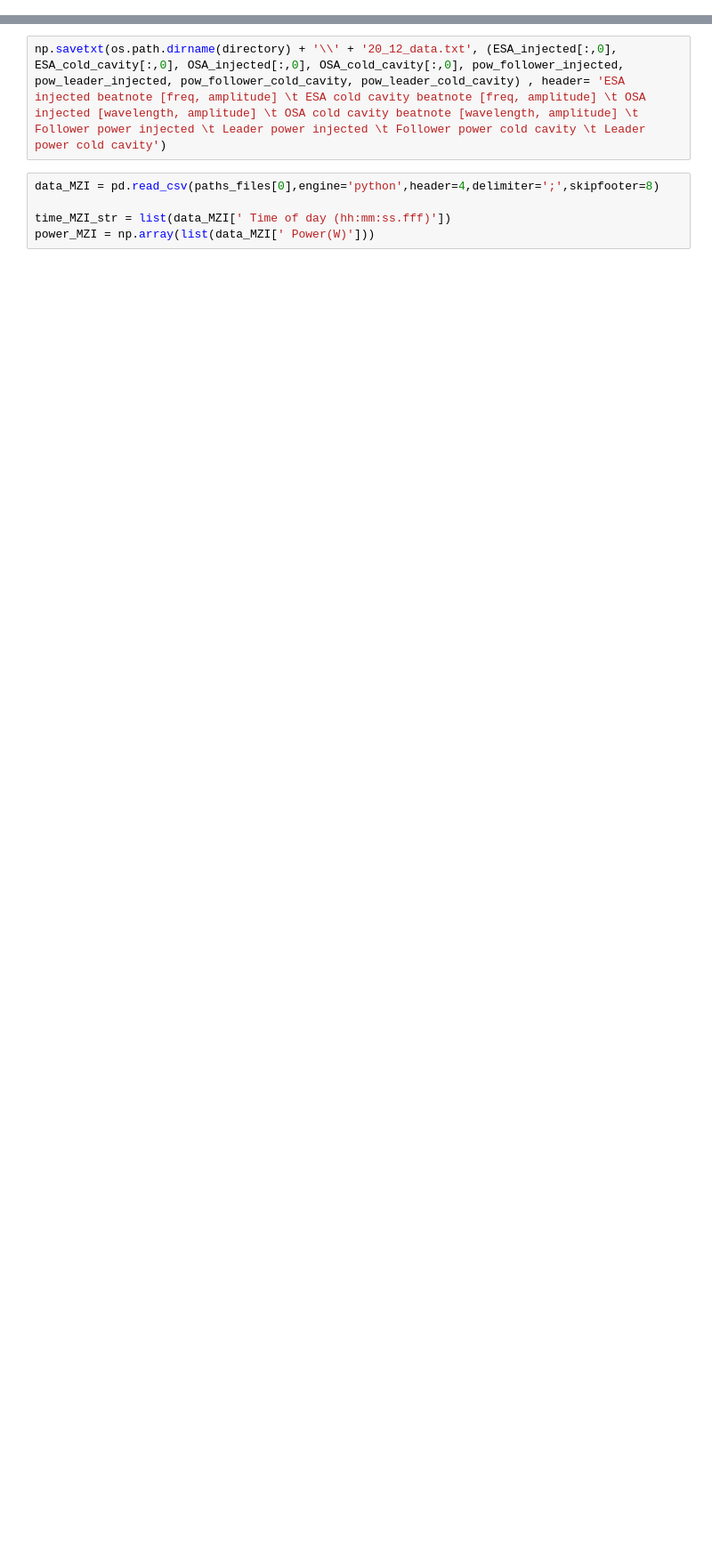
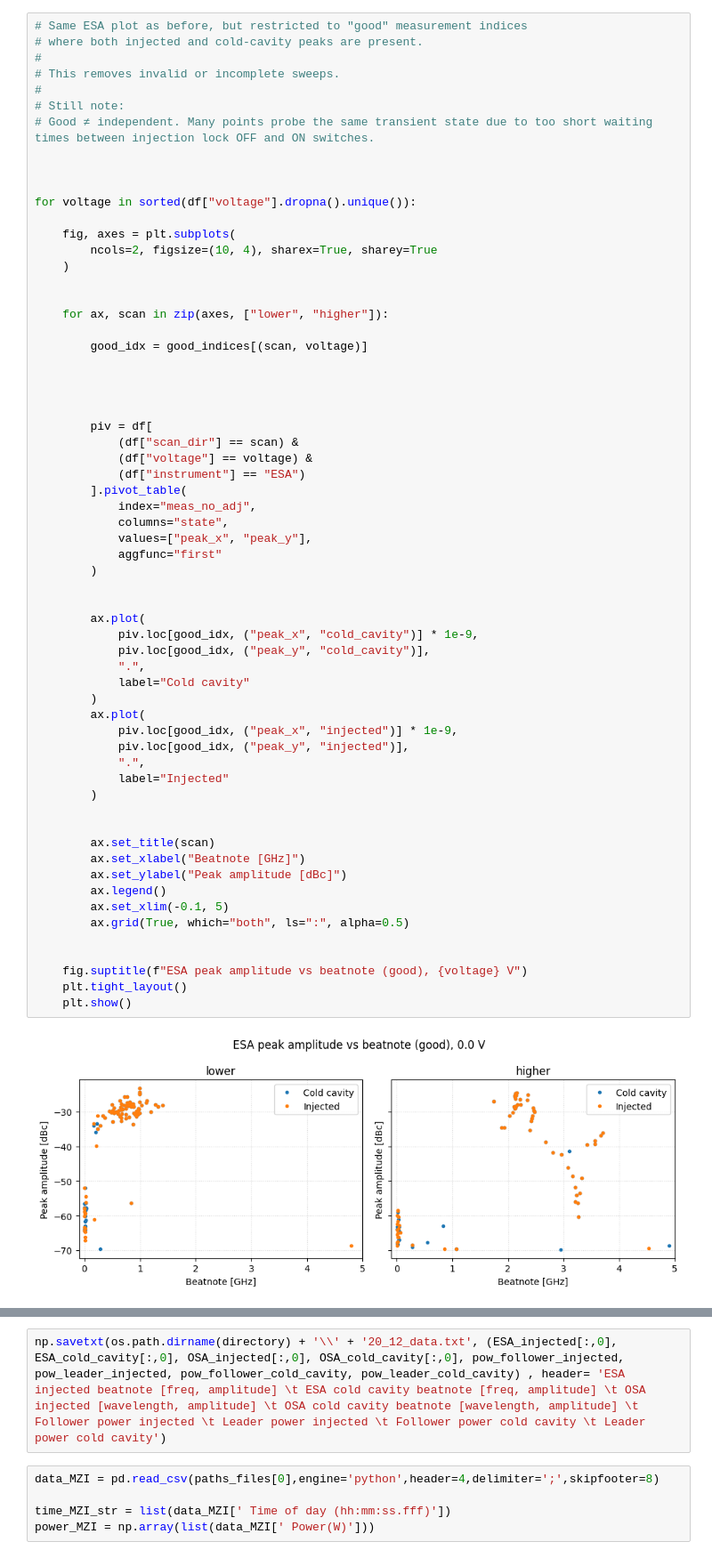
Before and after one commit to auphotonicLab/PICLab-narrow-linewidth, a Jupyter notebook: LEF/Linewidth_enhancement_factor.ipynb, the cells around one changed output, grey strips where cells are left out. Shown at 89% size. Cells and saved outputs as stored; diff of their text form; blank space fills up the shorter version.

```diff
--- a/LEF/Linewidth_enhancement_factor.ipynb
+++ b/LEF/Linewidth_enhancement_factor.ipynb
@@ -285,0 +395,64 @@ array([1549.7  , 1549.7  , 1549.7  , 1549.698, 1549.7  ])
+# %%
+# Same ESA plot as before, but restricted to "good" measurement indices
+# where both injected and cold‑cavity peaks are present.
+#
+# This removes invalid or incomplete sweeps.
+#
+# Still note:
+# Good ≠ independent. Many points probe the same transient state due to too short waiting times between injection lock OFF and ON switches.
+
+
+
+for voltage in sorted(df["voltage"].dropna().unique()):
+
+    fig, axes = plt.subplots(
+        ncols=2, figsize=(10, 4), sharex=True, sharey=True
+    )
+
+
+    for ax, scan in zip(axes, ["lower", "higher"]):
+
+        good_idx = good_indices[(scan, voltage)]
+
+
+
+
+        piv = df[
+            (df["scan_dir"] == scan) &
+            (df["voltage"] == voltage) &
+            (df["instrument"] == "ESA")
+        ].pivot_table(
+            index="meas_no_adj",
+            columns="state",
+            values=["peak_x", "peak_y"],
+            aggfunc="first"
+        )
+
+
+        ax.plot(
+            piv.loc[good_idx, ("peak_x", "cold_cavity")] * 1e-9,
+            piv.loc[good_idx, ("peak_y", "cold_cavity")],
+            ".",
+            label="Cold cavity"
+        )
+        ax.plot(
+            piv.loc[good_idx, ("peak_x", "injected")] * 1e-9,
+            piv.loc[good_idx, ("peak_y", "injected")],
+            ".",
+            label="Injected"
+        )
+
+
+        ax.set_title(scan)
+        ax.set_xlabel("Beatnote [GHz]")
+        ax.set_ylabel("Peak amplitude [dBc]")
+        ax.legend()
+        ax.set_xlim(-0.1, 5)
+        ax.grid(True, which="both", ls=":", alpha=0.5)
+
+
+    fig.suptitle(f"ESA peak amplitude vs beatnote (good), {voltage} V")
+    plt.tight_layout()
+    plt.show()
+# %% [output]
+[figure, added]
```
Also changed, not shown: parts of 29 cells of this notebook, 4 other files.
